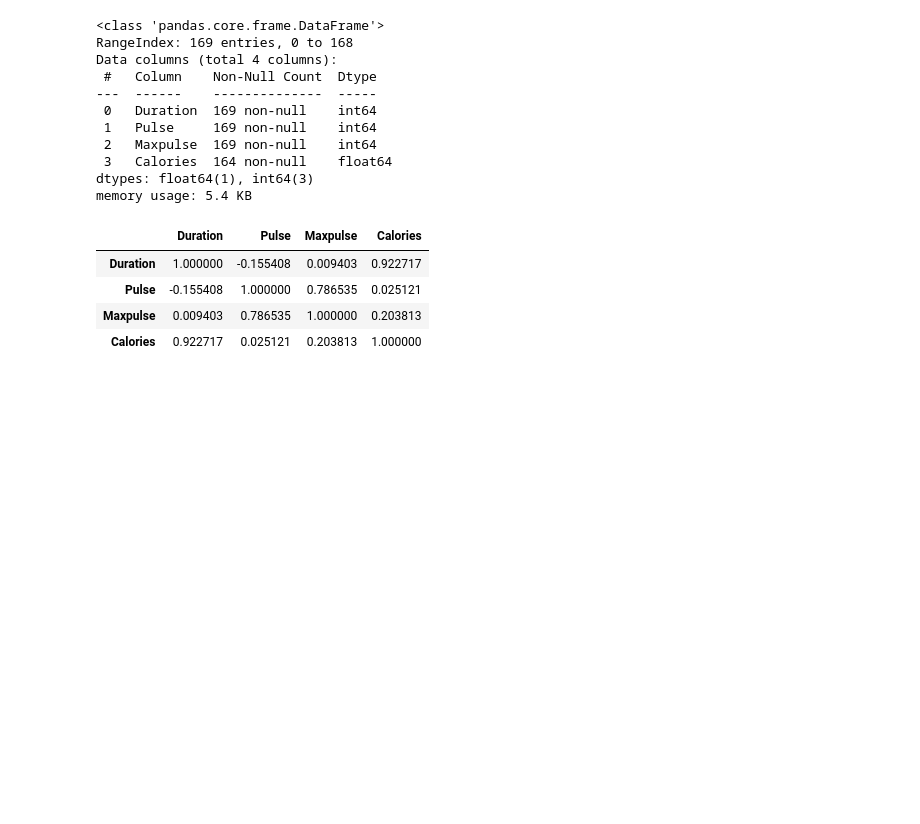
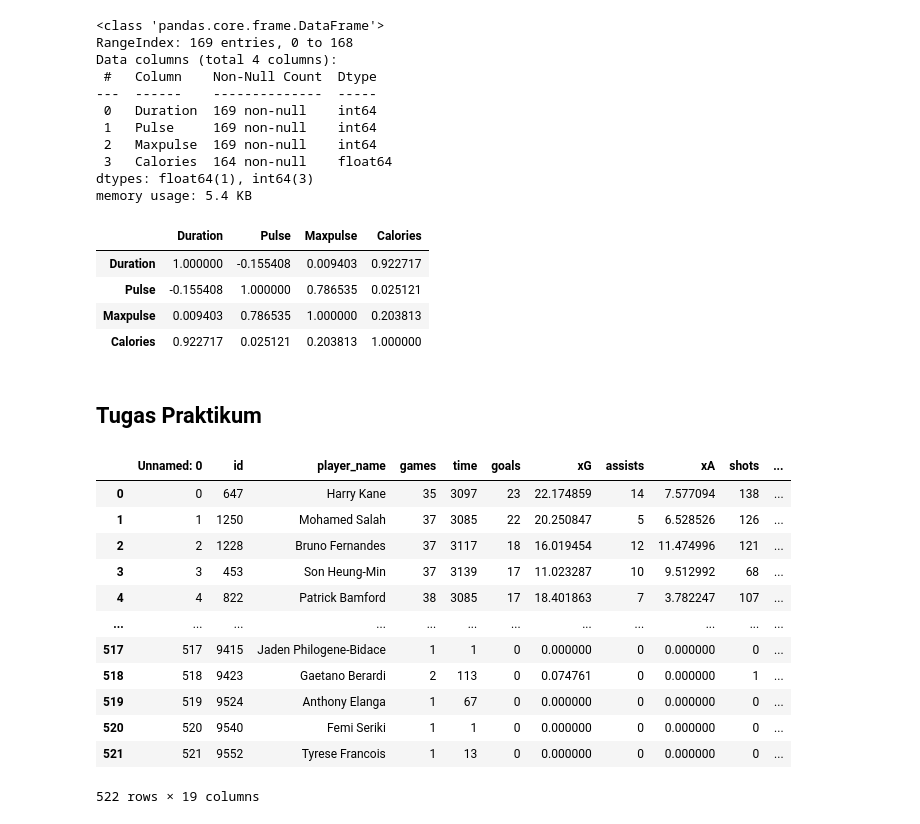
Before and after one commit to JunetzMasihBelajar/2025_AI_TI1B, a Jupyter notebook: Jobsheet4.ipynb, the cells around one changed output. Saved outputs shown, nothing was run; the diff lists cells and outputs as text; code cells hidden in the pictures; blank space fills up the shorter version.

```diff
--- a/Jobsheet4.ipynb
+++ b/Jobsheet4.ipynb
@@ -311,3 +315,25 @@ memory usage: 5.4 KB
 | Pulse | -0.155408 | 1.000000 | 0.786535 | 0.025121 |
 | Maxpulse | 0.009403 | 0.786535 | 1.000000 | 0.203813 |
 | Calories | 0.922717 | 0.025121 | 0.203813 | 1.000000 |
+# %% [markdown]
+## Tugas Praktikum
+# %%
+# No. 1
+import pandas as pd
+
+df = pd.read_csv('/content/epl-goalScorer(20-21).csv')
+df
+# %% [output]
+|  | Unnamed: 0 | id | player_name | games | time | goals | xG | assists | xA | shots | ... |
+| 0 | 0 | 647 | Harry Kane | 35 | 3097 | 23 | 22.174859 | 14 | 7.577094 | 138 | ... |
+| 1 | 1 | 1250 | Mohamed Salah | 37 | 3085 | 22 | 20.250847 | 5 | 6.528526 | 126 | ... |
+| 2 | 2 | 1228 | Bruno Fernandes | 37 | 3117 | 18 | 16.019454 | 12 | 11.474996 | 121 | ... |
+| 3 | 3 | 453 | Son Heung-Min | 37 | 3139 | 17 | 11.023287 | 10 | 9.512992 | 68 | ... |
+| 4 | 4 | 822 | Patrick Bamford | 38 | 3085 | 17 | 18.401863 | 7 | 3.782247 | 107 | ... |
+| ... | ... | ... | ... | ... | ... | ... | ... | ... | ... | ... | ... |
+| 517 | 517 | 9415 | Jaden Philogene-Bidace | 1 | 1 | 0 | 0.000000 | 0 | 0.000000 | 0 | ... |
+| 518 | 518 | 9423 | Gaetano Berardi | 2 | 113 | 0 | 0.074761 | 0 | 0.000000 | 1 | ... |
+| 519 | 519 | 9524 | Anthony Elanga | 1 | 67 | 0 | 0.000000 | 0 | 0.000000 | 0 | ... |
+| 520 | 520 | 9540 | Femi Seriki | 1 | 1 | 0 | 0.000000 | 0 | 0.000000 | 0 | ... |
+| 521 | 521 | 9552 | Tyrese Francois | 1 | 13 | 0 | 0.000000 | 0 | 0.000000 | 0 | ... |
+522 rows × 19 columns
```
Also changed, not shown: parts of 10 cells of this notebook.
